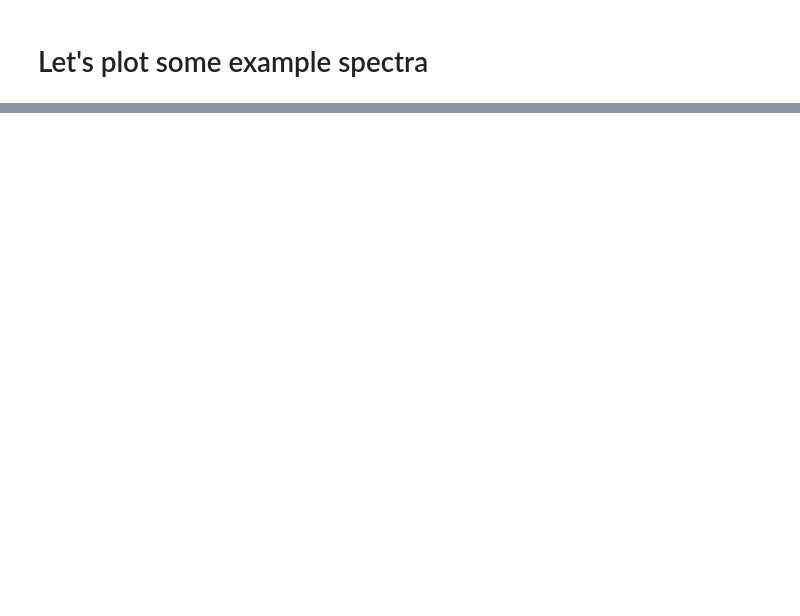
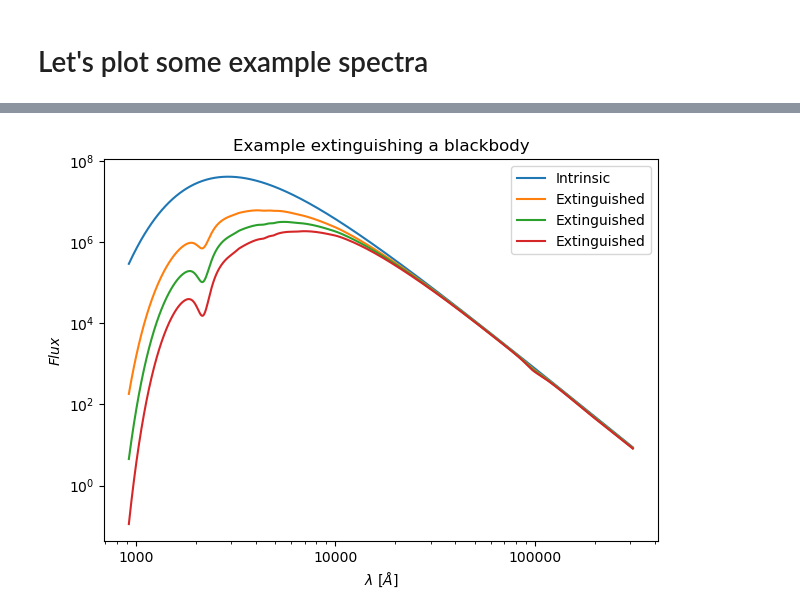
Before and after one commit to ufuk-cakir/rubix, a Jupyter notebook: notebooks/dust_extinction.ipynb, the cells around one changed output, grey strips where cells are left out. Cells and saved outputs as stored; diff of their text form; code cells hidden in the pictures; blank space fills up the shorter version.

```diff
--- a/notebooks/dust_extinction.ipynb
+++ b/notebooks/dust_extinction.ipynb
@@ -397,0 +401,43 @@ plt.plot(wave, dusty_spectra[12,12,:])
+# %%
+#NBVAL_SKIP
+gas_mass = jnp.array([[1.0, 1.0]]) * 1e7
+gas_coords = jnp.array([[[0.0, 0.0, 1.0], [0.0, 0.0, 2.0]]])
+gas_pixel_assignment = jnp.array([[0, 0]])
+
+stars_pixel_assignment = jnp.array([[0, 0, 0]])
+stars_coords = jnp.array([[[0.0, 0.0, 0.0], [0.0, 0.0, 1.75], [0.0, 0.0, 3.0]]])
+stars_mass = jnp.array([[1.0, 1.0, 1.0]]) * 1e7
+
+lam = jnp.logspace(np.log10(0.092), np.log10(31.0), num=1000)
+# setup the inputs for the blackbody function
+wavelengths = lam*1e4 # Angstroem
+temperature = 10000 # Kelvin
+# get the blackbody flux
+bb_lam = BlackBody(10000*u.K, scale=1.0 * u.erg / (u.cm ** 2 * u.AA * u.s * u.sr))
+flux = bb_lam(wavelengths)
+stars_spectra = jnp.array([flux, flux, flux])
+
+n_spaxels = 3
+spaxel_area = 1.0
+# %%
+#NBVAL_SKIP
+# plot the intrinsic and extinguished fluxes
+fig, ax = plt.subplots()
+
+ax.plot(wavelengths, flux, label='Intrinsic')
+for i in range(3):
+    ax.plot(wavelengths, extincted_ssp_template_fluxes[i], label='Extinguished')
+
+ax.set_xlabel(r'$\lambda$ [$\AA$]')
+ax.set_ylabel('$Flux$')
+
+ax.set_xscale('log')
+ax.xaxis.set_major_formatter(ScalarFormatter())
+ax.set_yscale('log')
+
+ax.set_title('Example extinguishing a blackbody')
+
+ax.legend(loc='best')
+plt.tight_layout()
+# %% [output]
+[figure, added]
```
Also changed, not shown: parts of 14 cells of this notebook.
